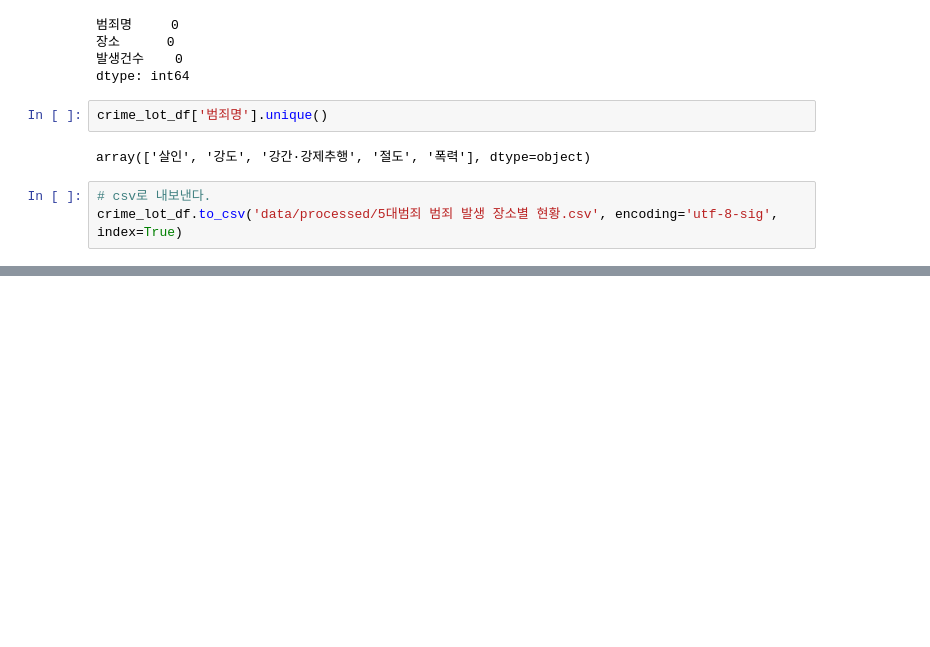
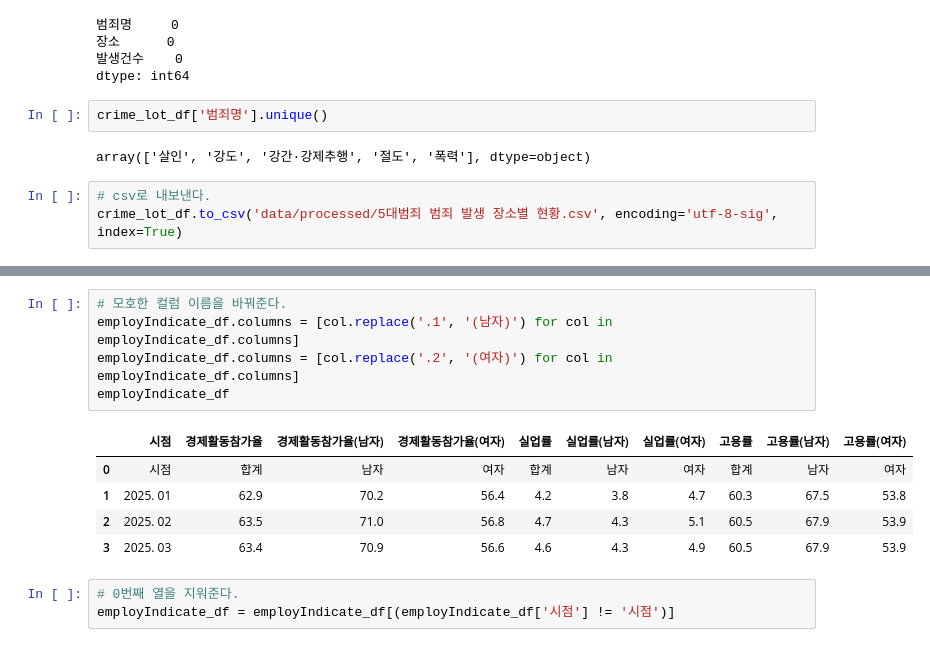
Before and after one commit to CityCrimeResearch/MidProject, a Jupyter notebook: ipynbTest/Junhyeok/Processing2.ipynb, the cells around one changed output, grey strips where cells are left out. Drawn from its saved outputs; the diff is of its cells as text; blank space fills up the shorter version.

```diff
--- a/ipynbTest/Junhyeok/Processing2.ipynb
+++ b/ipynbTest/Junhyeok/Processing2.ipynb
@@ -264,0 +278,14 @@ crime_lot_df.to_csv('data/processed/5대범죄 범죄 발생 장소별 현황.cs
+# %%
+# 모호한 컬럼 이름을 바꿔준다.
+employIndicate_df.columns = [col.replace('.1', '(남자)') for col in employIndicate_df.columns]
+employIndicate_df.columns = [col.replace('.2', '(여자)') for col in employIndicate_df.columns]
+employIndicate_df
+# %% [output]
+|  | 시점 | 경제활동참가율 | 경제활동참가율(남자) | 경제활동참가율(여자) | 실업률 | 실업률(남자) | 실업률(여자) | 고용률 | 고용률(남자) | 고용률(여자) |
+| 0 | 시점 | 합계 | 남자 | 여자 | 합계 | 남자 | 여자 | 합계 | 남자 | 여자 |
+| 1 | 2025. 01 | 62.9 | 70.2 | 56.4 | 4.2 | 3.8 | 4.7 | 60.3 | 67.5 | 53.8 |
+| 2 | 2025. 02 | 63.5 | 71.0 | 56.8 | 4.7 | 4.3 | 5.1 | 60.5 | 67.9 | 53.9 |
+| 3 | 2025. 03 | 63.4 | 70.9 | 56.6 | 4.6 | 4.3 | 4.9 | 60.5 | 67.9 | 53.9 |
+# %%
+# 0번째 열을 지워준다.
+employIndicate_df = employIndicate_df[(employIndicate_df['시점'] != '시점')]
```
Also changed, not shown: parts of 5 cells of this notebook, 1 other file.
